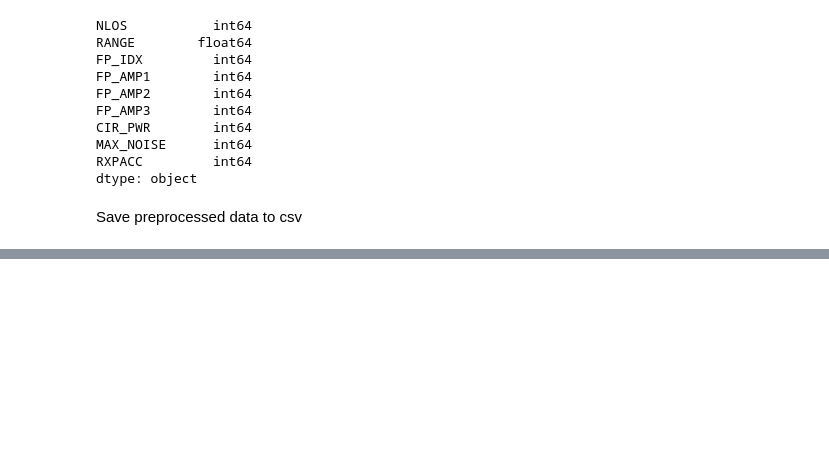
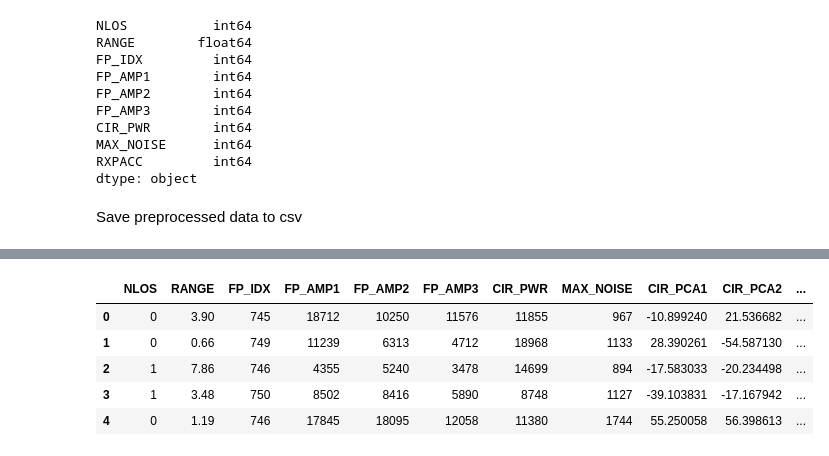
Before and after one commit to jaywmz/UWB-LOS-NLOS-Data-Analytics, a Jupyter notebook: models/NLOS_classifier_preprocessing.ipynb, the cells around one changed output, grey strips where cells are left out. Cells and saved outputs as stored; diff of their text form; code cells hidden in the pictures; blank space fills up the shorter version.

```diff
--- a/models/NLOS_classifier_preprocessing.ipynb
+++ b/models/NLOS_classifier_preprocessing.ipynb
@@ -180,0 +252,19 @@ df.to_csv('../dataset/UWB-LOS-NLOS-Data-Set/prepared/PreparedDataset.csv', index
+# %%
+# Create PCA DataFrame clearly
+pca_columns = [f'CIR_PCA{i+1}' for i in range(cir_pca.shape[1])]
+cir_pca_df = pd.DataFrame(cir_pca, columns=pca_columns)
+
+# Combine PCA clearly with selected original features
+final_df = pd.concat([
+    df[['NLOS','RANGE','FP_IDX','FP_AMP1','FP_AMP2','FP_AMP3','CIR_PWR','MAX_NOISE']],
+    cir_pca_df
+], axis=1)
+
+final_df.head()
+# %% [output]
+|  | NLOS | RANGE | FP_IDX | FP_AMP1 | FP_AMP2 | FP_AMP3 | CIR_PWR | MAX_NOISE | CIR_PCA1 | CIR_PCA2 | ... |
+| 0 | 0 | 3.90 | 745 | 18712 | 10250 | 11576 | 11855 | 967 | -10.899240 | 21.536682 | ... |
+| 1 | 0 | 0.66 | 749 | 11239 | 6313 | 4712 | 18968 | 1133 | 28.390261 | -54.587130 | ... |
+| 2 | 1 | 7.86 | 746 | 4355 | 5240 | 3478 | 14699 | 894 | -17.583033 | -20.234498 | ... |
+| 3 | 1 | 3.48 | 750 | 8502 | 8416 | 5890 | 8748 | 1127 | -39.103831 | -17.167942 | ... |
+| 4 | 0 | 1.19 | 746 | 17845 | 18095 | 12058 | 11380 | 1744 | 55.250058 | 56.398613 | ... |
```
Also changed, not shown: parts of 5 cells of this notebook, 2 other files.
